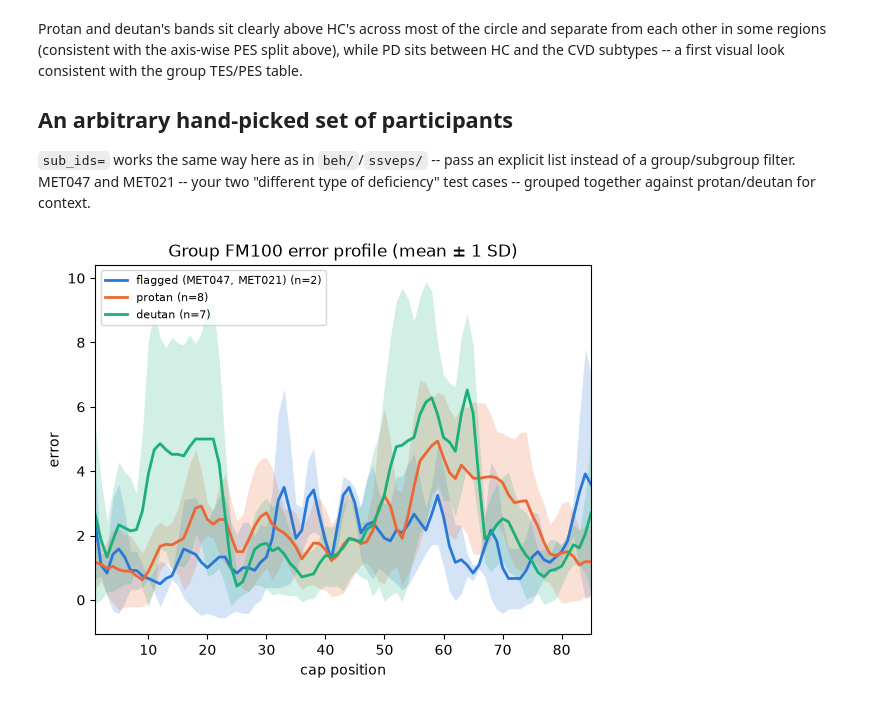
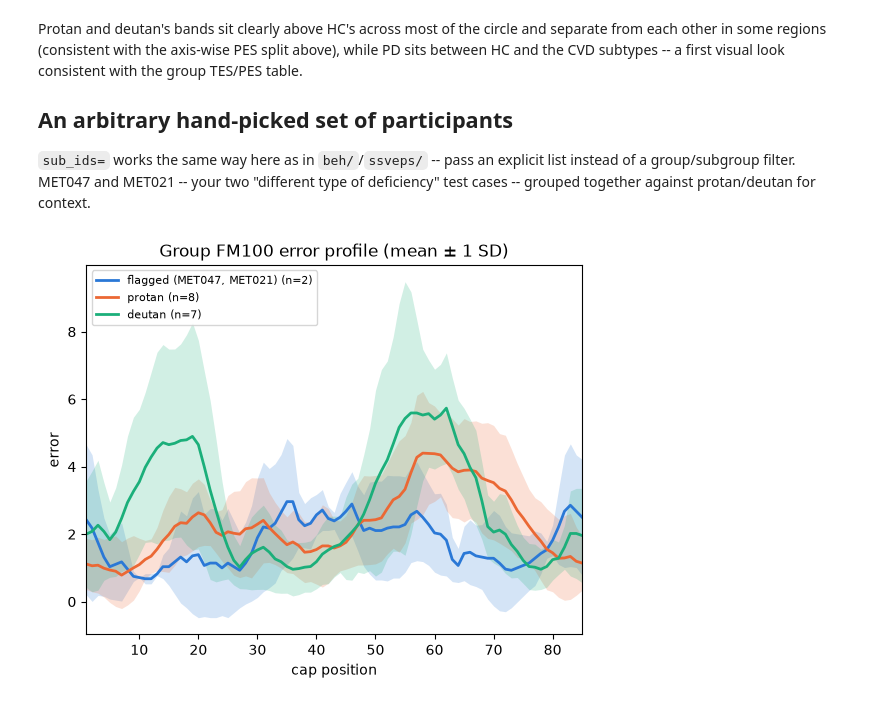
Before and after one commit to zevaz13/DataAnalysisGeneral, a Jupyter notebook: standardizedScores/FM100/notebooks/01_explore.ipynb, the cells around one changed output. Saved outputs shown, nothing was run; the diff lists cells and outputs as text; code cells hidden in the pictures.

```diff
--- a/standardizedScores/FM100/notebooks/01_explore.ipynb
+++ b/standardizedScores/FM100/notebooks/01_explore.ipynb
@@ -139,8 +139,8 @@ against protan/deutan for context.
 # %%
 plotting.plot_group_fm100(df, [
     {'label': 'flagged (MET047, MET021)', 'sub_ids': ['MET047', 'MET021']},
     {'label': 'protan', 'subgroup': 'protan'},
     {'label': 'deutan', 'subgroup': 'deutan'},
-], window=3);
+], window=7);
 # %% [output]
-[figure, old version]
+[figure, new version]
```
Also changed, not shown: 9 other files.
